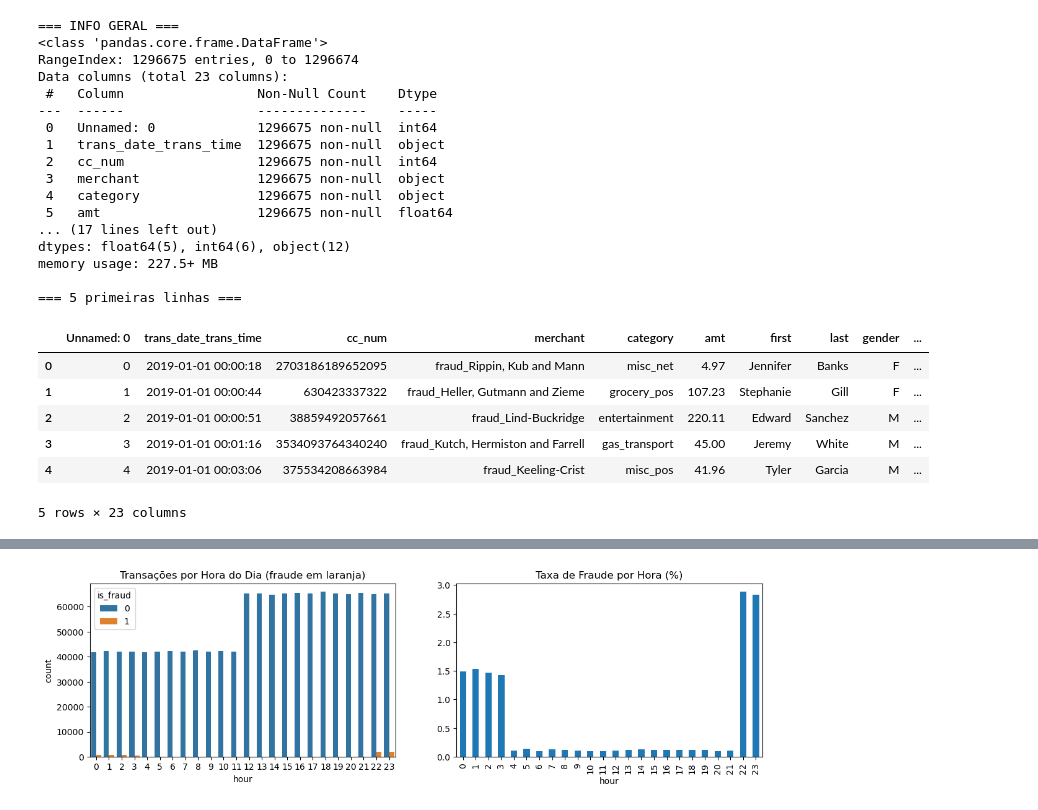
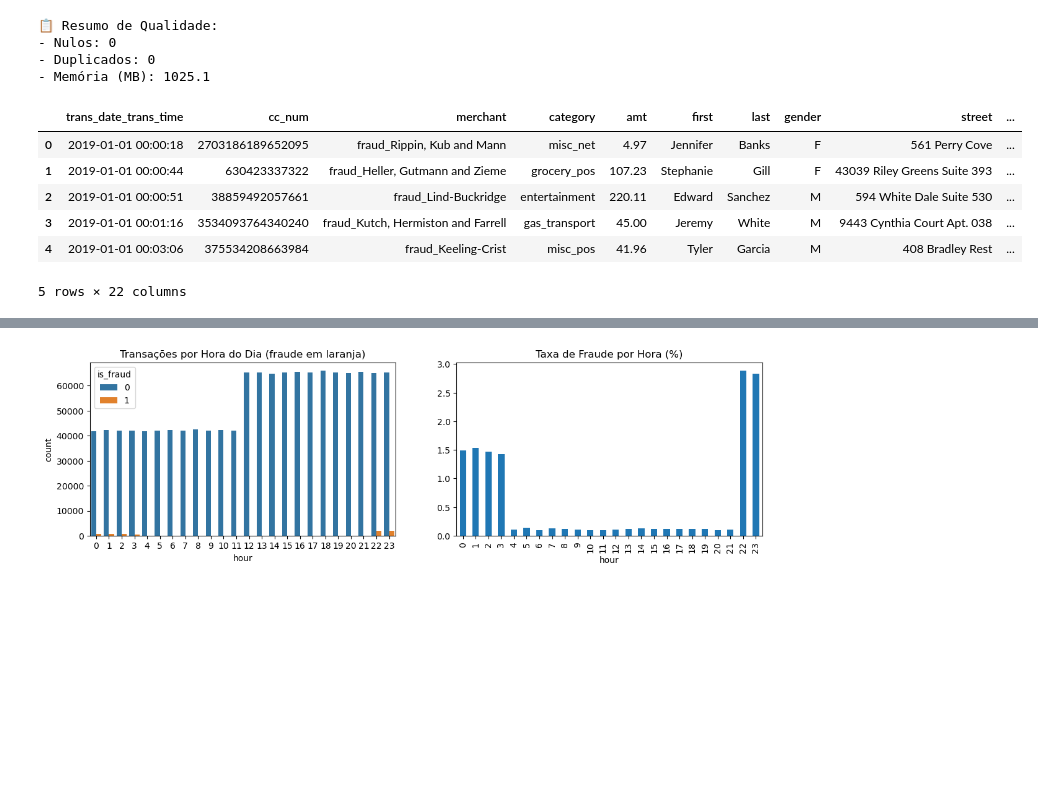
Before and after one commit to JpLimags/fraud_detection, a Jupyter notebook: notebooks/01_eda.ipynb, the cells around one changed output, grey strips where cells are left out. Saved outputs shown, nothing was run; the diff lists cells and outputs as text; code cells hidden in the pictures; blank space fills up the shorter version.

```diff
--- a/notebooks/01_eda.ipynb
+++ b/notebooks/01_eda.ipynb
@@ -61,11 +53,16 @@ else:
 # %%
-# Carregamento robusto
-csv_file = RAW_DATA_PATH / "fraudTrain.csv"
-df = pd.read_csv(csv_file)
+# Carregamento do dataset de treino
+train_file = RAW_DATA_PATH / "fraudTrain.csv"
 
-# Limpeza imediata
-cols_to_drop = ['Unnamed: 0']
-df.drop(columns=[c for c in cols_to_drop if c in df.columns], inplace=True)
+if train_file.exists():
+    df = pd.read_csv(train_file)
 
-print(f"📊 Dataset carregado: {df.shape[0]:,} linhas e {df.shape[1]} colunas.")
+    # 🛠️ Limpeza Inteligente: Remove colunas residuais apenas se existirem
+    cols_to_drop = ['Unnamed: 0']
+    df.drop(columns=[c for c in cols_to_drop if c in df.columns], inplace=True)
+
+    print(f"📊 Dataset carregado com sucesso!")
+    print(f"Linhas: {df.shape[0]:,} | Colunas: {df.shape[1]}")
+else:
+    print("❌ Erro: Arquivo fraudTrain.csv não encontrado.")
 # %% [output]
@@ -73,42 +71,26 @@ print(f"📊 Dataset carregado: {df.shape[0]:,} linhas e {df.shape[1]} colunas."
 # %%
-# ======================== 2. VISÃO GERAL DOS DADOS ========================
-print("=== INFO GERAL ===")
-df.info()
+# Resumo rápido da qualidade dos dados
+info_summary = {
+    "Nulos": df.isnull().sum().sum(),
+    "Duplicados": df.duplicated().sum(),
+    "Memória (MB)": round(df.memory_usage(deep=True).sum() / (1024**2), 2)
+}
 
-print("\n=== 5 primeiras linhas ===")
-display(df.head())
+print("📋 Resumo de Qualidade:")
+for k, v in info_summary.items():
+    print(f"- {k}: {v}")
 
-print("\n=== Valores nulos ===")
-print(df.isnull().sum().sum())  # Deve ser 0
-
-print("\n=== Duplicatas ===")
-print(df.duplicated().sum())   # Normalmente 0
-
-# Coluna inútil
-df.drop(columns=['Unnamed: 0'], inplace=True)
-print("Coluna 'Unnamed: 0' removida.")
+# Visualização das primeiras linhas
+df.head()
 # %% [output]
-=== INFO GERAL ===
-<class 'pandas.core.frame.DataFrame'>
-RangeIndex: 1296675 entries, 0 to 1296674
-Data columns (total 23 columns):
- #   Column                 Non-Null Count    Dtype
----  ------                 --------------    -----
- 0   Unnamed: 0             1296675 non-null  int64
- 1   trans_date_trans_time  1296675 non-null  object
- 2   cc_num                 1296675 non-null  int64
- 3   merchant               1296675 non-null  object
- 4   category               1296675 non-null  object
- 5   amt                    1296675 non-null  float64
-... (17 lines left out)
-dtypes: float64(5), int64(6), object(12)
-memory usage: 227.5+ MB
-
-=== 5 primeiras linhas ===
+📋 Resumo de Qualidade:
+- Nulos: 0
+- Duplicados: 0
+- Memória (MB): 1025.1
-|  | Unnamed: 0 | trans_date_trans_time | cc_num | merchant | category | amt | first | last | gender | ... |
-| 0 | 0 | 2019-01-01 00:00:18 | 2703186189652095 | fraud_Rippin, Kub and Mann | misc_net | 4.97 | Jennifer | Banks | F | ... |
-| 1 | 1 | 2019-01-01 00:00:44 | 630423337322 | fraud_Heller, Gutmann and Zieme | grocery_pos | 107.23 | Stephanie | Gill | F | ... |
-| 2 | 2 | 2019-01-01 00:00:51 | 38859492057661 | fraud_Lind-Buckridge | entertainment | 220.11 | Edward | Sanchez | M | ... |
-| 3 | 3 | 2019-01-01 00:01:16 | 3534093764340240 | fraud_Kutch, Hermiston and Farrell | gas_transport | 45.00 | Jeremy | White | M | ... |
-| 4 | 4 | 2019-01-01 00:03:06 | 375534208663984 | fraud_Keeling-Crist | misc_pos | 41.96 | Tyler | Garcia | M | ... |
+|  | trans_date_trans_time | cc_num | merchant | category | amt | first | last | gender | street | ... |
+| 0 | 2019-01-01 00:00:18 | 2703186189652095 | fraud_Rippin, Kub and Mann | misc_net | 4.97 | Jennifer | Banks | F | 561 Perry Cove | ... |
+| 1 | 2019-01-01 00:00:44 | 630423337322 | fraud_Heller, Gutmann and Zieme | grocery_pos | 107.23 | Stephanie | Gill | F | 43039 Riley Greens Suite 393 | ... |
+| 2 | 2019-01-01 00:00:51 | 38859492057661 | fraud_Lind-Buckridge | entertainment | 220.11 | Edward | Sanchez | M | 594 White Dale Suite 530 | ... |
+| 3 | 2019-01-01 00:01:16 | 3534093764340240 | fraud_Kutch, Hermiston and Farrell | gas_transport | 45.00 | Jeremy | White | M | 9443 Cynthia Court Apt. 038 | ... |
+| 4 | 2019-01-01 00:03:06 | 375534208663984 | fraud_Keeling-Crist | misc_pos | 41.96 | Tyler | Garcia | M | 408 Bradley Rest | ... |
-5 rows × 23 columns
+5 rows × 22 columns
```
Also changed, not shown: parts of 26 cells of this notebook, 3 other files.
